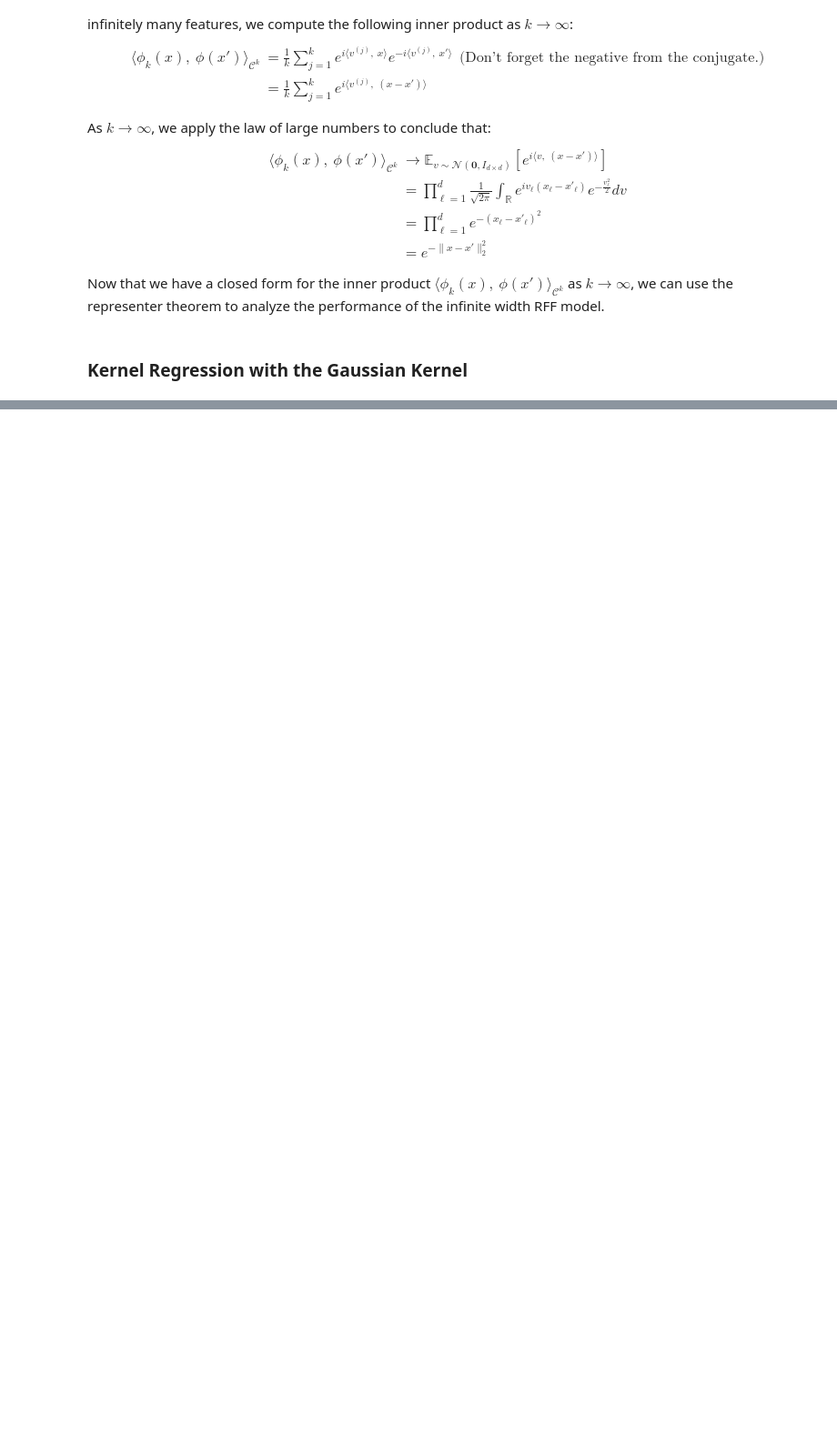
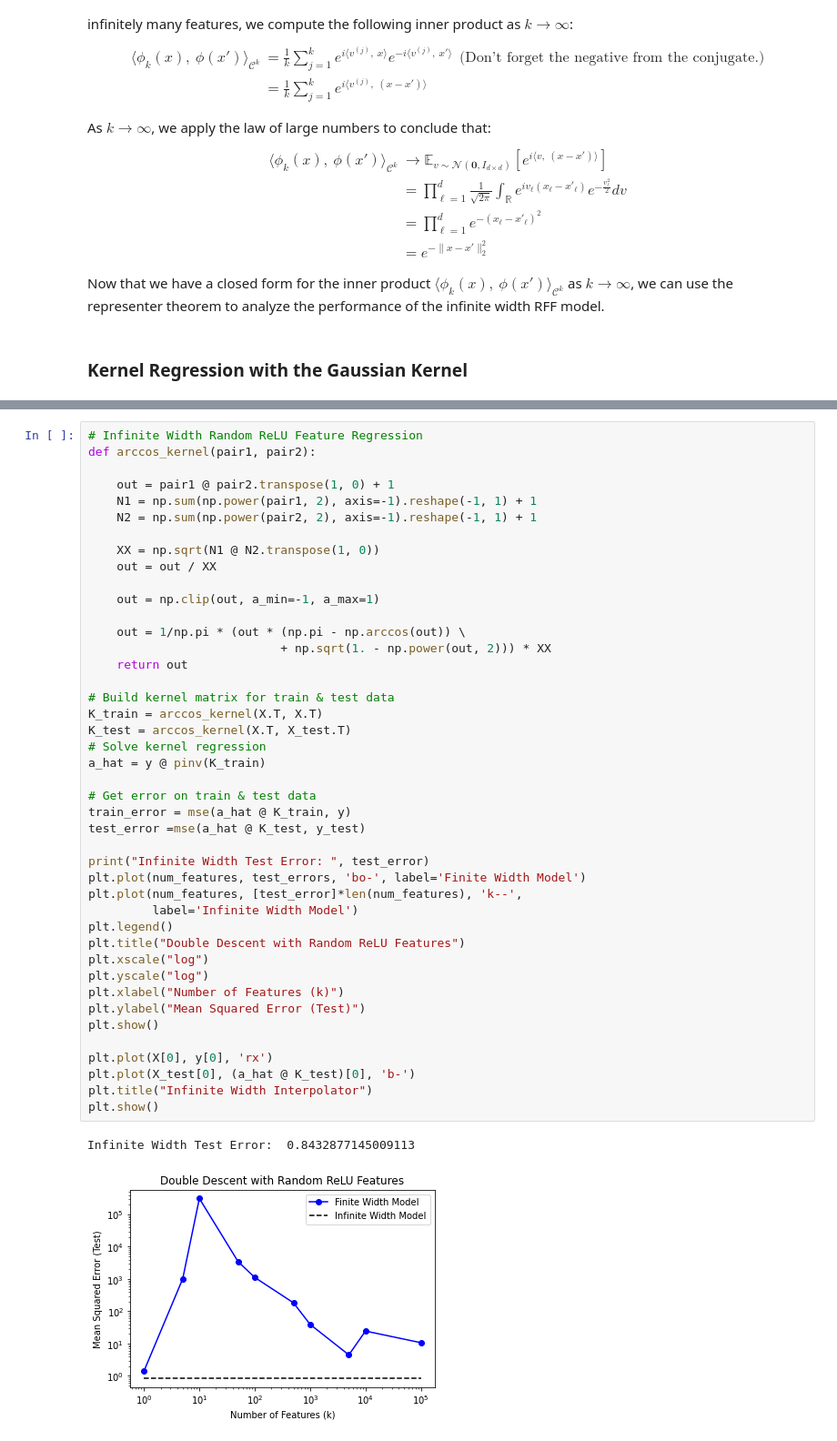
Before and after one commit to aradha5772/deep_learning_theory_tutorial, a Jupyter notebook: DoubleDescentTutorial.ipynb, the cells around one changed output, grey strips where cells are left out. Shown at 91% size. Drawn from its saved outputs; the diff is of its cells as text; blank space fills up the shorter version.

```diff
--- a/DoubleDescentTutorial.ipynb
+++ b/DoubleDescentTutorial.ipynb
@@ -192,0 +322,46 @@ Infinite Width Test Error:  3.1646470696652775
+# %%
+# Infinite Width Random ReLU Feature Regression
+def arccos_kernel(pair1, pair2):
+
+    out = pair1 @ pair2.transpose(1, 0) + 1
+    N1 = np.sum(np.power(pair1, 2), axis=-1).reshape(-1, 1) + 1
+    N2 = np.sum(np.power(pair2, 2), axis=-1).reshape(-1, 1) + 1
+
+    XX = np.sqrt(N1 @ N2.transpose(1, 0))
+    out = out / XX
+
+    out = np.clip(out, a_min=-1, a_max=1)
+
+    out = 1/np.pi * (out * (np.pi - np.arccos(out)) \
+                           + np.sqrt(1. - np.power(out, 2))) * XX
+    return out
+
+# Build kernel matrix for train & test data
+K_train = arccos_kernel(X.T, X.T)
+K_test = arccos_kernel(X.T, X_test.T)
+# Solve kernel regression
+a_hat = y @ pinv(K_train)
+
+# Get error on train & test data
+train_error = mse(a_hat @ K_train, y)
+test_error =mse(a_hat @ K_test, y_test)
+
+print("Infinite Width Test Error: ", test_error)
+plt.plot(num_features, test_errors, 'bo-', label='Finite Width Model')
+plt.plot(num_features, [test_error]*len(num_features), 'k--',
+         label='Infinite Width Model')
+plt.legend()
+plt.title("Double Descent with Random ReLU Features")
+plt.xscale("log")
+plt.yscale("log")
+plt.xlabel("Number of Features (k)")
+plt.ylabel("Mean Squared Error (Test)")
+plt.show()
+
+plt.plot(X[0], y[0], 'rx')
+plt.plot(X_test[0], (a_hat @ K_test)[0], 'b-')
+plt.title("Infinite Width Interpolator")
+plt.show()
+# %% [output]
+Infinite Width Test Error:  0.8432877145009113
+[figure, added]
```
Also changed, not shown: parts of 9 cells of this notebook, 1 other file.
